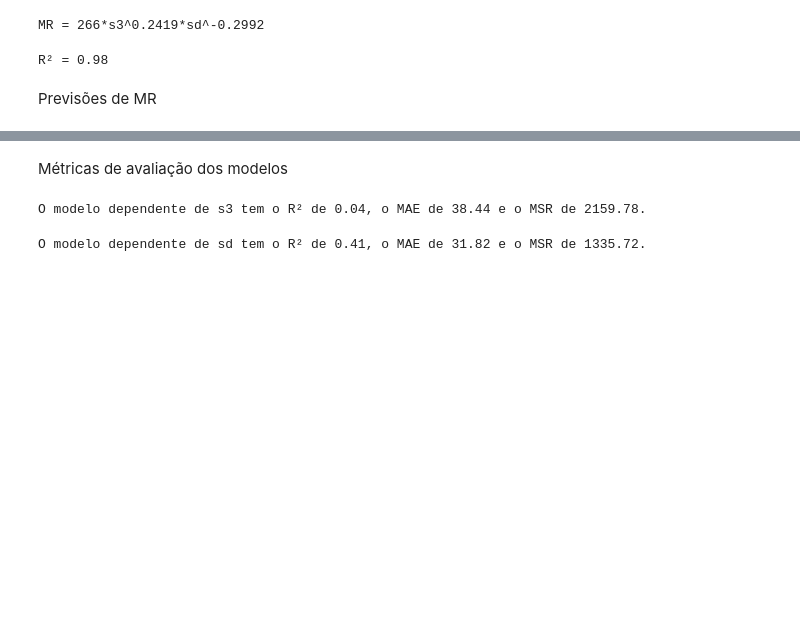
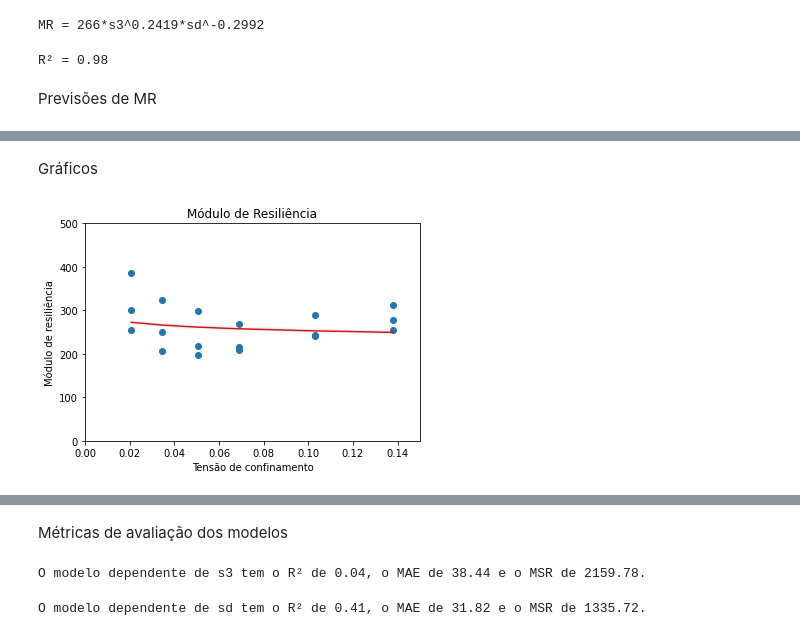
Before and after one commit to andrade-lcs/medina, a Jupyter notebook: Planilha_MR_dashborad_v01.ipynb, the cells around one changed output, grey strips where cells are left out. Cells and saved outputs as stored; diff of their text form; code cells hidden in the pictures; blank space fills up the shorter version.

```diff
--- a/Planilha_MR_dashborad_v01.ipynb
+++ b/Planilha_MR_dashborad_v01.ipynb
@@ -10,7 +28,7 @@ import plotly.express as px
 # %% [markdown]
 Importação dos resultados do ensaio
 # %%
-df = pd.read_csv('D:/Usuario/Documents/MeusCodigos/medina/modelo.xls', sep=';')
+df = pd.read_csv('modelo.xls', sep=';')
 # %% [markdown]
 Calculo dos resultados
 # %%
@@ -246,0 +254,20 @@ df['mr_comp_cal'] = mr_comp_list
+# %% [markdown]
+Gráficos
+# %%
+fig_s3 = plt.figure()
+x = df.filter(items=['s3 (Mpa)'])
+y = df.filter(items=['MR (Mpa)'])
+y_pre = df.filter(items=['mr_s3_cal'])
+plt.scatter(x, y, vmin=100)
+plt.plot(x, y_pre, color='red')
+plt.title('Módulo de Resiliência')
+plt.xlabel('Tensão de confinamento')
+plt.ylabel('Módulo de resiliência')
+plt.xlim(0,0.15)
+plt.ylim(0,500)
+fig_s3_px = px.scatter(df, x='s3 (Mpa)', y='MR (Mpa)', labels={'MR (Mpa)':'MR (Mpa)'},
+                        log_x=False, log_y=True,
+                        range_x=None, range_y=[100, 1000],
+                        title='Módulo de resiliêcia x Invariante de tensões')
+# %% [output]
+[figure, added]
```
Also changed, not shown: parts of 13 cells of this notebook, 2 other files.
